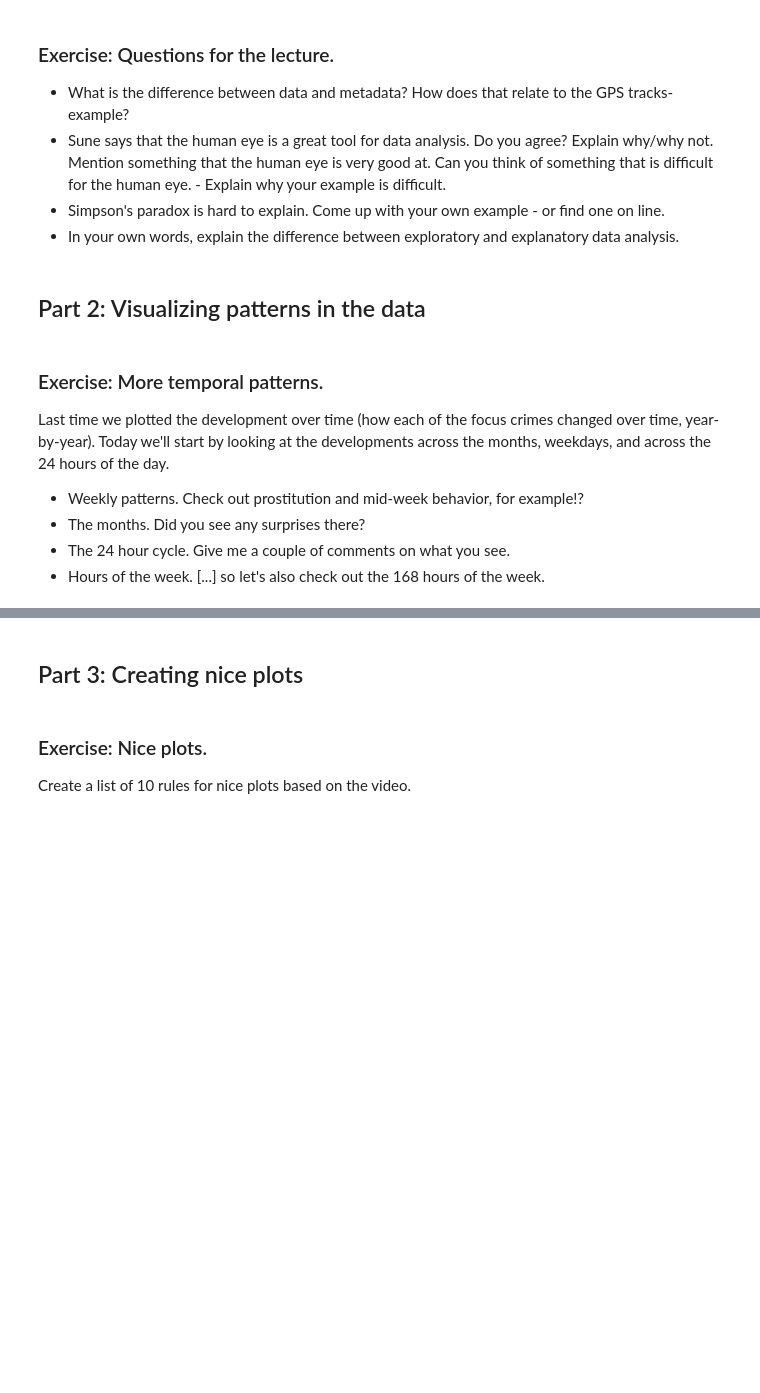
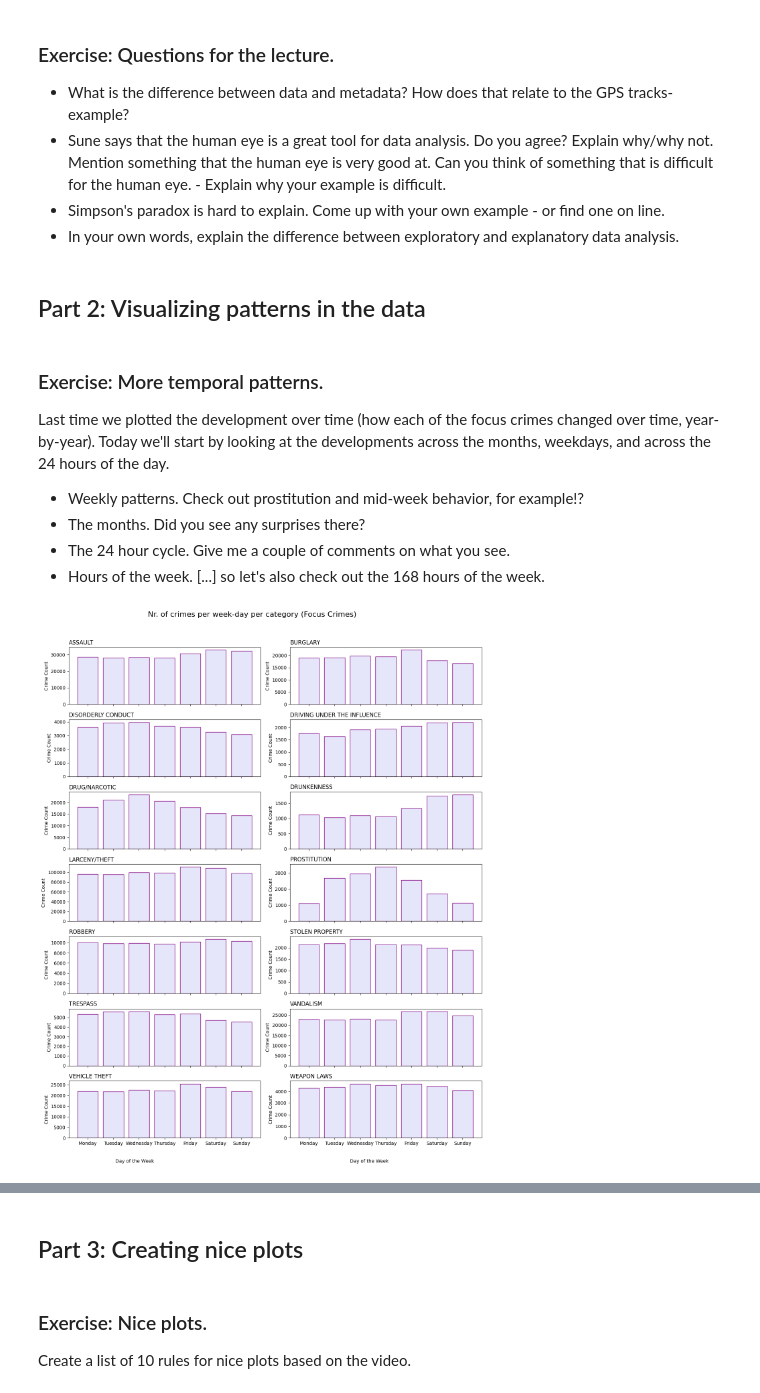
Before and after one commit to AleksandarLukic96/02806_Social_Data, a Jupyter notebook: notebooks/W2_Paula.ipynb, the cells around one changed output, grey strips where cells are left out. Saved outputs shown, nothing was run; the diff lists cells and outputs as text; code cells hidden in the pictures; blank space fills up the shorter version.

```diff
--- a/notebooks/W2_Paula.ipynb
+++ b/notebooks/W2_Paula.ipynb
@@ -227,3 +227,60 @@ Last time we plotted the development over time (how each of the focus crimes cha
 - The months. Did you see any surprises there?
 - The 24 hour cycle. Give me a couple of comments on what you see.
 - Hours of the week. [...] so let's also check out the 168 hours of the week.
+# %%
+import matplotlib.pyplot as plt
+import pandas as pd
+import os
+import math
+
+# Load the DataFrame
+data_path = os.path.abspath(os.path.join(os.pardir, "data"))
+cleaned_data_path = os.path.join(data_path, "Police_Department_Incident_Reports_Complete.csv")
+df = pd.read_csv(cleaned_data_path)
+
+# Define focus crimes
+focuscrimes = {'WEAPON LAWS', 'PROSTITUTION', 'DRIVING UNDER THE INFLUENCE', 'ROBBERY',
+               'BURGLARY', 'ASSAULT', 'DRUNKENNESS', 'DRUG/NARCOTIC', 'TRESPASS',
+               'LARCENY/THEFT', 'VANDALISM', 'VEHICLE THEFT', 'STOLEN PROPERTY', 'DISORDERLY CONDUCT'}
+
+# Define the order of the days of the week
+days_of_week = ['Monday', 'Tuesday', 'Wednesday', 'Thursday', 'Friday', 'Saturday', 'Sunday']
+
+# Filter data for focus crimes
+df_focus = df[df['Category'].isin(focuscrimes)]
+
+# Group by category and day of the week, then count occurrences
+weekly_patterns = df_focus.groupby(['Category', 'Day of Week']).size().unstack().reindex(columns=days_of_week)
+
+# Dynamically determine the number of rows needed
+num_categories = len(weekly_patterns)
+num_cols = 2
+num_rows = math.ceil(num_categories / num_cols)  # Adjust rows based on the number of categories
+
+# Create figure and axes dynamically
+fig, axs = plt.subplots(num_rows, num_cols, figsize=(14, num_rows * 2.5), sharex=True)
+
+# Flatten the axs array for easy iteration
+axs = axs.flatten()
+
+for i, (category, counts) in enumerate(weekly_patterns.iterrows()):
+    axs[i].bar(days_of_week, counts, color='lavender', edgecolor='purple')
+    axs[i].set_title(category, loc='left')
+    axs[i].set_ylabel('Crime Count')
+
+# Hide any unused subplots
+for j in range(i + 1, len(axs)):
+    fig.delaxes(axs[j])
+
+# Add general title
+fig.suptitle('Nr. of crimes per week-day per category (Focus Crimes)', fontsize=16)
+
+# Add common x-labels
+fig.text(0.25, 0.04, 'Day of the Week', ha='center')
+fig.text(0.75, 0.04, 'Day of the Week', ha='center')
+
+# Adjust layout
+plt.tight_layout(rect=[0.04, 0.06, 1, 0.96])
+plt.show()
+# %% [output]
+[figure, added]
```
Also changed, not shown: parts of 11 cells of this notebook.
